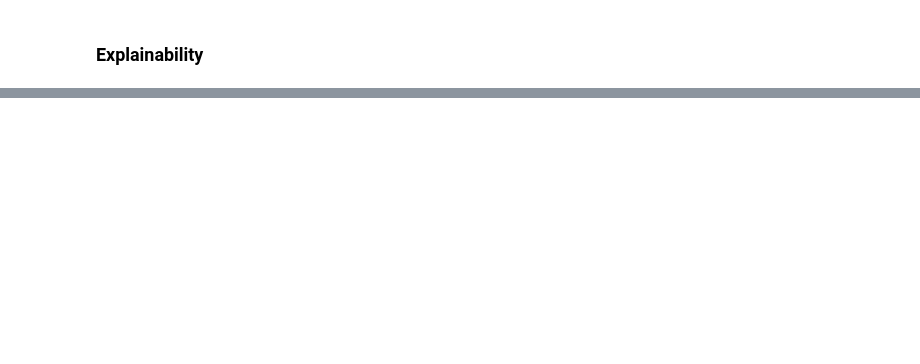
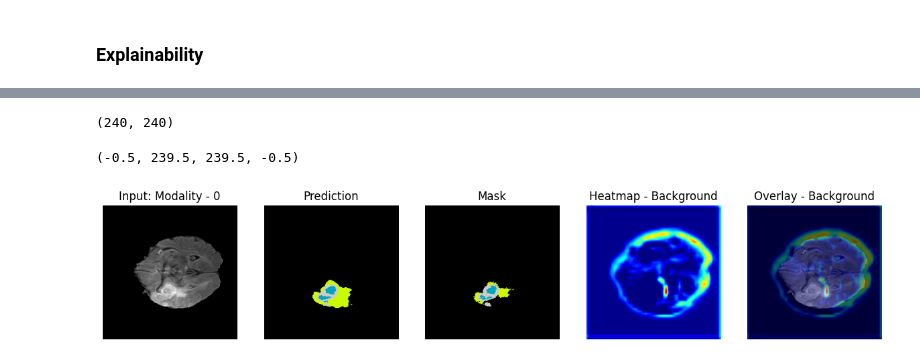
Before and after one commit to hakeematyab/Reliable-Explainable-Brain-Tumor-Segmentation, a Jupyter notebook: notebooks/ModelExplainability.ipynb, the cells around one changed output, grey strips where cells are left out. Drawn from its saved outputs; the diff is of its cells as text; code cells hidden in the pictures; blank space fills up the shorter version.

Commit message:
Explainability for all classes

```diff
--- a/notebooks/ModelExplainability.ipynb
+++ b/notebooks/ModelExplainability.ipynb
@@ -445,0 +395,6 @@ plt.axis('off')
+# %%
+explainability_map = cam(x=data.to(device),class_idx=2).squeeze(0).squeeze(0).cpu().numpy()
+release_cuda_memory()
+explainability_map.shape
+# %% [output]
+(240, 240)
@@ -445,0 +410,25 @@ plt.axis('off')
+# %%
+plt.figure(figsize=(15,15))
+plt.subplot(1,5,1)
+plt.imshow(scan, cmap="grey")
+plt.title(f"Input: Modality - {modality}")
+plt.axis('off')
+plt.subplot(1,5,2)
+plt.imshow(pred, cmap="nipy_spectral")
+plt.title("Prediction")
+plt.axis('off')
+plt.subplot(1,5,3)
+plt.imshow(mask, cmap="nipy_spectral")
+plt.title("Mask")
+plt.axis('off')
+plt.subplot(1,5,4)
+plt.imshow(heatmap, cmap="jet")
+plt.title("Heatmap - Background")
+plt.axis('off')
+plt.subplot(1,5,5)
+plt.imshow(overlay)
+plt.title("Overlay - Background")
+plt.axis('off')
+# %% [output]
+(-0.5, 239.5, 239.5, -0.5)
+[figure, added]
```
Also changed, not shown: parts of 19 cells of this notebook.
